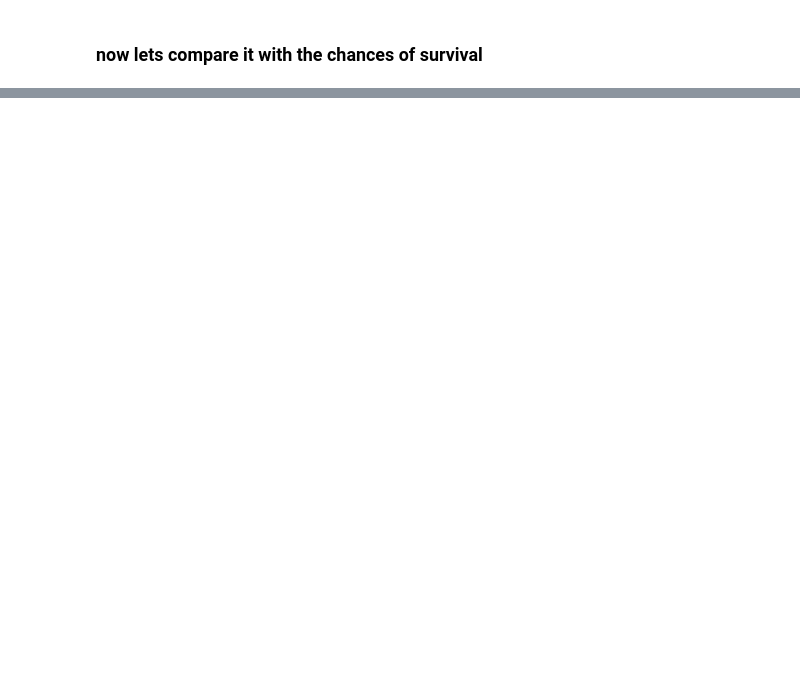
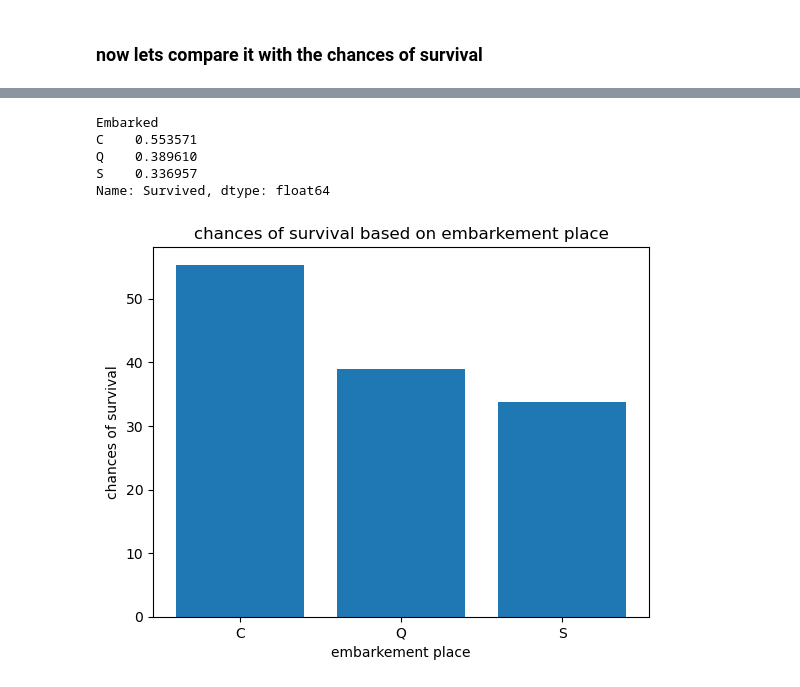
Before and after one commit to faresBenhammadi/data_analysis_titanic, a Jupyter notebook: notebook.ipynb, the cells around one changed output, grey strips where cells are left out. Drawn from its saved outputs; the diff is of its cells as text; code cells hidden in the pictures; blank space fills up the shorter version.

```diff
--- a/notebook.ipynb
+++ b/notebook.ipynb
@@ -239,0 +260,19 @@ plt.show()
+# %%
+group_per_embark = df.groupby("Embarked")
+group_per_embark_per = group_per_embark["Survived"].mean()
+group_per_embark_per
+# %% [output]
+Embarked
+C    0.553571
+Q    0.389610
+S    0.336957
+Name: Survived, dtype: float64
+# %%
+plt.figure()
+plt.title("chances of survival based on embarkement place")
+plt.xlabel("embarkement place")
+plt.ylabel("chances of survival")
+plt.bar(group_per_embark_per.index,group_per_embark_per.values * 100)
+plt.show()
+# %% [output]
+[figure, added]
```
Also changed, not shown: parts of 15 cells of this notebook, 1 other file.
